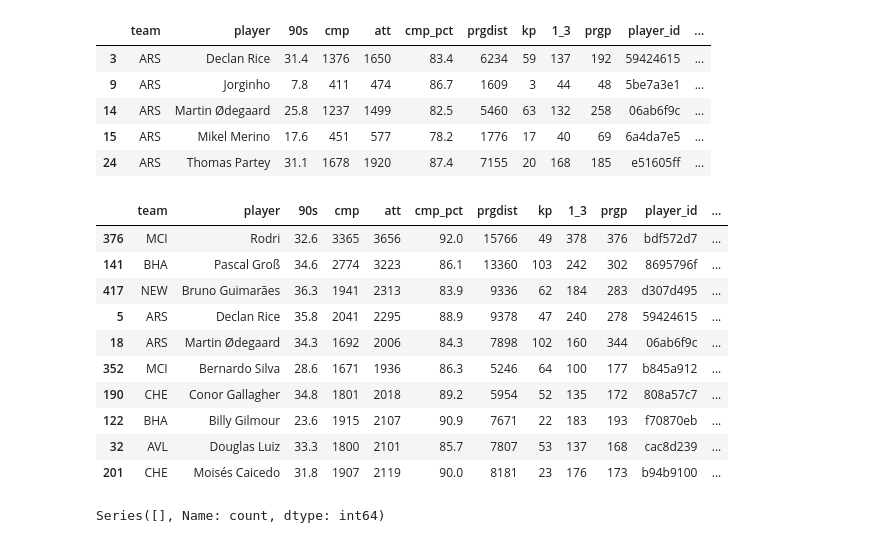
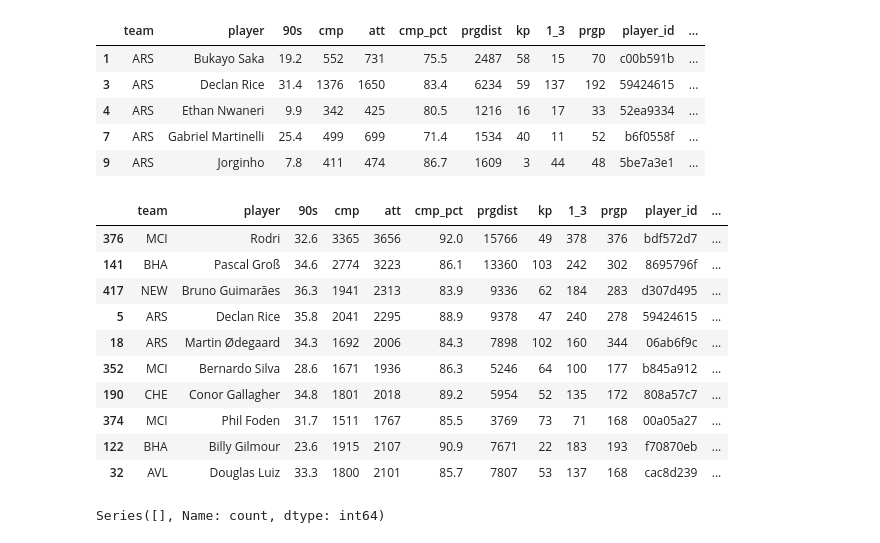
Before and after one commit to Ukandu20/FPL_Assistant, a Jupyter notebook: notebooks/analysis.ipynb, the cells around one changed output. Drawn from its saved outputs; the diff is of its cells as text; code cells hidden in the pictures.

```diff
--- a/notebooks/analysis.ipynb
+++ b/notebooks/analysis.ipynb
@@ -8,8 +8,8 @@ from matplotlib.patches import Patch, Rectangle
 
 
 pd.set_option("display.max_columns", None)
-passing_df = pd.read_csv('../data/processed/fbref/ENG-Premier League/2024-2025/player_season/passing.csv', usecols=["team", "player", "player_id","position", "att", "cmp", "prgp", "90s", "cmp_cmp", "1_3", "kp", "prgdist"])
-passing_2024_df = pd.read_csv('../data/processed/fbref/ENG-Premier League/2023-2024/player_season/passing.csv', usecols=["team", "player", "player_id","position", "att", "cmp", "prgp", "90s", "cmp_cmp", "1_3", "kp", "prgdist"])
+passing_df = pd.read_csv('../data/processed/fbref/ENG-Premier League/2024-2025/player_season/passing.csv', usecols=["team", "player", "player_id","position", "fpl_pos", "att", "cmp", "prgp", "90s", "cmp_cmp", "1_3", "kp", "prgdist"])
+passing_2024_df = pd.read_csv('../data/processed/fbref/ENG-Premier League/2023-2024/player_season/passing.csv', usecols=["team", "player", "player_id","position","fpl_pos","att", "cmp", "prgp", "90s", "cmp_cmp", "1_3", "kp", "prgdist"])
 poss_df = pd.read_csv('../data/processed/fbref/ENG-Premier League/2024-2025/player_season/possession.csv', usecols=["season","player_id", "touches", "def_3rd", "def_pen", "att", "succ", "carries", "prgc", "prgdist", "dis", "rec", "prgr"])
 poss_2024_df = pd.read_csv('../data/processed/fbref/ENG-Premier League/2023-2024/player_season/possession.csv', usecols=["season","player_id", "touches", "def_3rd", "def_pen", "att", "succ", "carries", "prgc", "prgdist", "dis", "rec", "prgr"])
 
@@ -22,40 +22,40 @@ df_2024 = passing_2024_df
 
 df_2024 = df_2024.merge(
     poss_2024_df,
     on=["player_id"],
     how="left")
 
 
 df = passing_df
 
 df = df.merge(
     poss_df,
     on=["player_id"],
     how="left")
 
 #df = df.merge(
 #    df_2024[["player_id", "90s","touches", "def_3rd", "def_pen", "takeons", "succ", "carries", "prgc", "prgcdist", "dispossessed", "rec", "prgr", "att", "cmp", "prgp", "cmp_pct", "1_3", "kp", "prgdist"]],
 #    on=["player_id"],
 #    how="left",
 #    suffixes=("", "_2024")
 #)
 
 
-midfielders = df.loc[df["position"] == "MID"].copy()
+midfielders = df.loc[df["fpl_pos"] == "MID"].copy()
 midfielders = midfielders.loc[midfielders["90s"] >= 5].copy()
 
-mids = df_2024.loc[df_2024["position"]=="MID"].copy()
+mids = df_2024.loc[df_2024["fpl_pos"]=="MID"].copy()
 mids = mids.loc[mids["90s"] >= 5].copy()
 
 display(midfielders.head())
 display(mids.sort_values(by="carries", ascending=False).head(10))
 # %% [output]
 |  | team | player | 90s | cmp | att | cmp_pct | prgdist | kp | 1_3 | prgp | player_id | ... |
+| 1 | ARS | Bukayo Saka | 19.2 | 552 | 731 | 75.5 | 2487 | 58 | 15 | 70 | c00b591b | ... |
 | 3 | ARS | Declan Rice | 31.4 | 1376 | 1650 | 83.4 | 6234 | 59 | 137 | 192 | 59424615 | ... |
+| 4 | ARS | Ethan Nwaneri | 9.9 | 342 | 425 | 80.5 | 1216 | 16 | 17 | 33 | 52ea9334 | ... |
+| 7 | ARS | Gabriel Martinelli | 25.4 | 499 | 699 | 71.4 | 1534 | 40 | 11 | 52 | b6f0558f | ... |
 | 9 | ARS | Jorginho | 7.8 | 411 | 474 | 86.7 | 1609 | 3 | 44 | 48 | 5be7a3e1 | ... |
-| 14 | ARS | Martin Ødegaard | 25.8 | 1237 | 1499 | 82.5 | 5460 | 63 | 132 | 258 | 06ab6f9c | ... |
-| 15 | ARS | Mikel Merino | 17.6 | 451 | 577 | 78.2 | 1776 | 17 | 40 | 69 | 6a4da7e5 | ... |
-| 24 | ARS | Thomas Partey | 31.1 | 1678 | 1920 | 87.4 | 7155 | 20 | 168 | 185 | e51605ff | ... |
 |  | team | player | 90s | cmp | att | cmp_pct | prgdist | kp | 1_3 | prgp | player_id | ... |
 | 376 | MCI | Rodri | 32.6 | 3365 | 3656 | 92.0 | 15766 | 49 | 378 | 376 | bdf572d7 | ... |
 | 141 | BHA | Pascal Groß | 34.6 | 2774 | 3223 | 86.1 | 13360 | 103 | 242 | 302 | 8695796f | ... |
@@ -64,9 +64,9 @@ display(mids.sort_values(by="carries", ascending=False).head(10))
 | 18 | ARS | Martin Ødegaard | 34.3 | 1692 | 2006 | 84.3 | 7898 | 102 | 160 | 344 | 06ab6f9c | ... |
 | 352 | MCI | Bernardo Silva | 28.6 | 1671 | 1936 | 86.3 | 5246 | 64 | 100 | 177 | b845a912 | ... |
 | 190 | CHE | Conor Gallagher | 34.8 | 1801 | 2018 | 89.2 | 5954 | 52 | 135 | 172 | 808a57c7 | ... |
+| 374 | MCI | Phil Foden | 31.7 | 1511 | 1767 | 85.5 | 3769 | 73 | 71 | 168 | 00a05a27 | ... |
 | 122 | BHA | Billy Gilmour | 23.6 | 1915 | 2107 | 90.9 | 7671 | 22 | 183 | 193 | f70870eb | ... |
 | 32 | AVL | Douglas Luiz | 33.3 | 1800 | 2101 | 85.7 | 7807 | 53 | 137 | 168 | cac8d239 | ... |
-| 201 | CHE | Moisés Caicedo | 31.8 | 1907 | 2119 | 90.0 | 8181 | 23 | 176 | 173 | b94b9100 | ... |
 # %%
 midfielders.columns.value_counts().loc[lambda s: s > 1]
 # %% [output]
```
Also changed, not shown: parts of 2 cells of this notebook, 1 other file.
